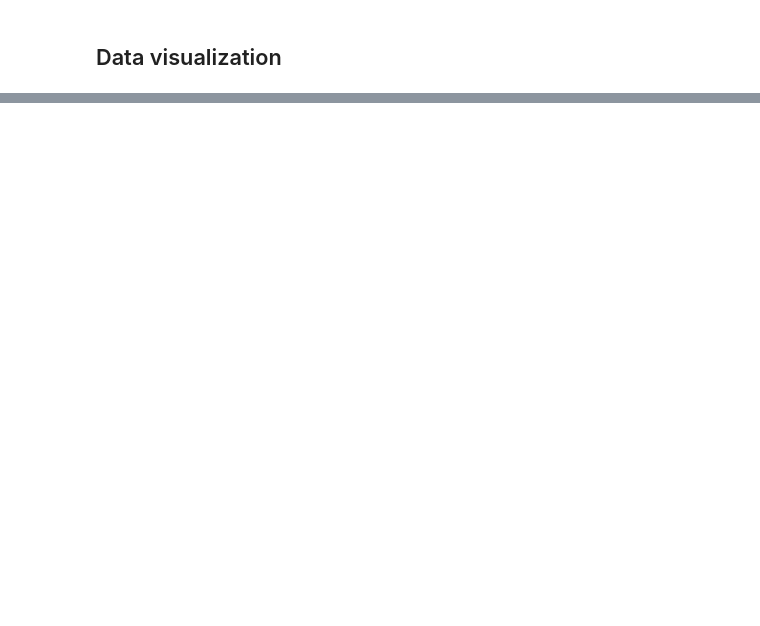
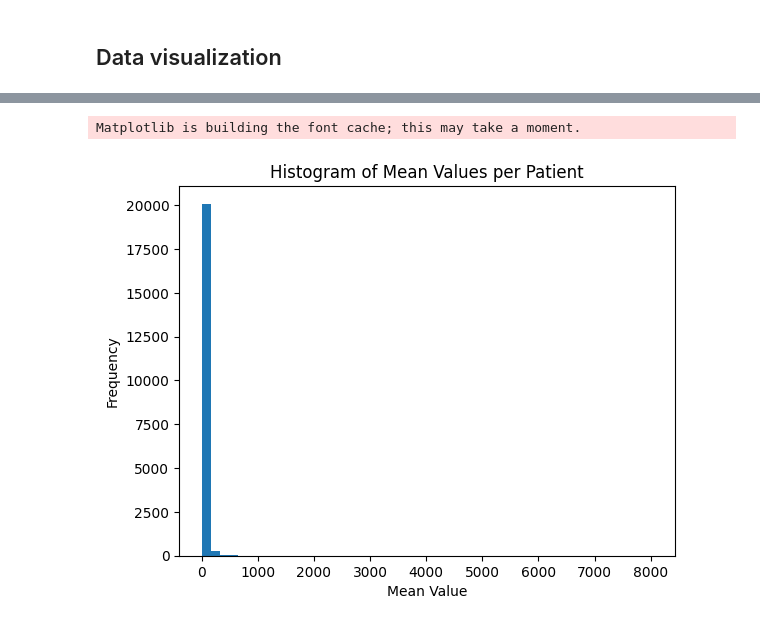
Before and after one commit to AlexandreMarques27/ML-Pipeline, a Jupyter notebook: ML Pipeline.ipynb, the cells around one changed output, grey strips where cells are left out. Drawn from its saved outputs; the diff is of its cells as text; code cells hidden in the pictures; blank space fills up the shorter version.

```diff
--- a/ML Pipeline.ipynb
+++ b/ML Pipeline.ipynb
@@ -69,2 +101,20 @@ Number of rows: 330712483
 # %% [markdown]
 ## Data visualization
+# %%
+# Filter relevant columns and rows
+# Filter and select relevant columns from events DataFrame
+filtered_events_df = df_events.select('SUBJECT_ID', 'HADM_ID', 'ICUSTAY_ID', 'ITEMID', 'CHARTTIME', 'VALUENUM')
+
+# Select relevant columns from ICU stays DataFrame
+selected_icu_df = df_icu.select('SUBJECT_ID', 'HADM_ID', 'ICUSTAY_ID', 'LOS')
+
+# Show a few rows to verify
+filtered_events_df.show(5)
+selected_icu_df.show(5)
+
+
+# Perform the join between events and ICU stays on 'SUBJECT_ID', 'HADM_ID', and 'ICUSTAY_ID'
+joined_df = filtered_events_df.join(selected_icu_df, on=['SUBJECT_ID', 'HADM_ID', 'ICUSTAY_ID'], how='inner')
+
+# Show the first few rows of the joined DataFrame
+joined_df.show(5)
@@ -70,0 +149,12 @@ Number of rows: 330712483
+# %%
+import pyspark.sql.functions as F
+
+# Calculate basic statistics for VALUENUM by SUBJECT_ID
+stats_df = joined_df.groupBy('SUBJECT_ID').agg(
+    F.count('VALUENUM').alias('event_count'),
+    F.mean('VALUENUM').alias('mean_value'),
+    F.stddev('VALUENUM').alias('stddev_value')
+)
+
+# Show the statistics DataFrame
+stats_df.show(5)
@@ -70,0 +173,17 @@ Number of rows: 330712483
+# %%
+# Visualization using matplotlib (run this in a Jupyter Notebook) VISUALIZAÇÃO DE MERDA!!!!
+import matplotlib.pyplot as plt
+import pandas as pd
+
+# Convert to Pandas DataFrame for plotting
+stats_pd_df = stats_df.toPandas()
+
+# Plot histogram of mean values
+plt.hist(stats_pd_df['mean_value'], bins=50)
+plt.xlabel('Mean Value')
+plt.ylabel('Frequency')
+plt.title('Histogram of Mean Values per Patient')
+plt.show()
+# %% [output]
+Matplotlib is building the font cache; this may take a moment.
+[figure, added]
```
Also changed, not shown: parts of 21 cells of this notebook.
